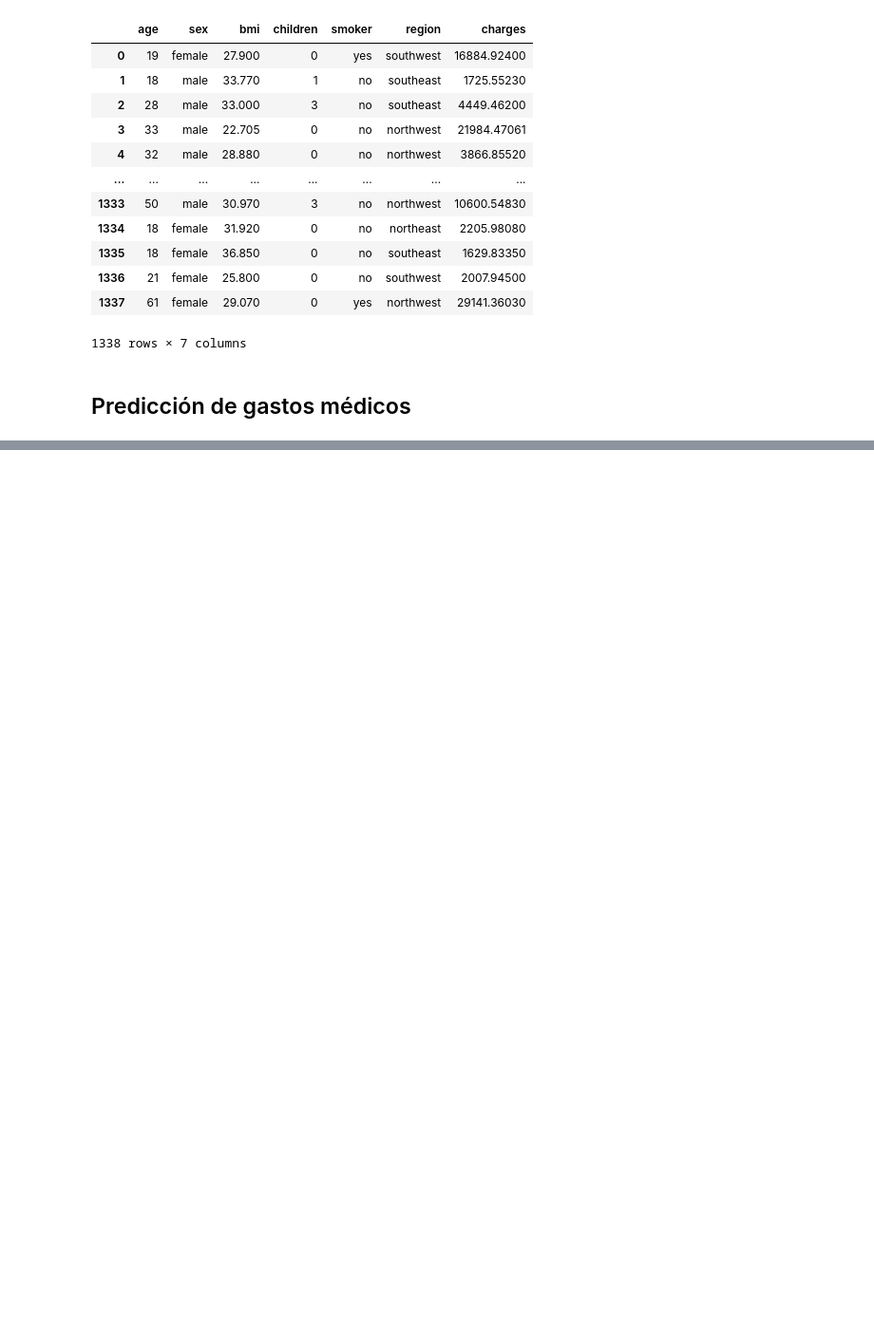
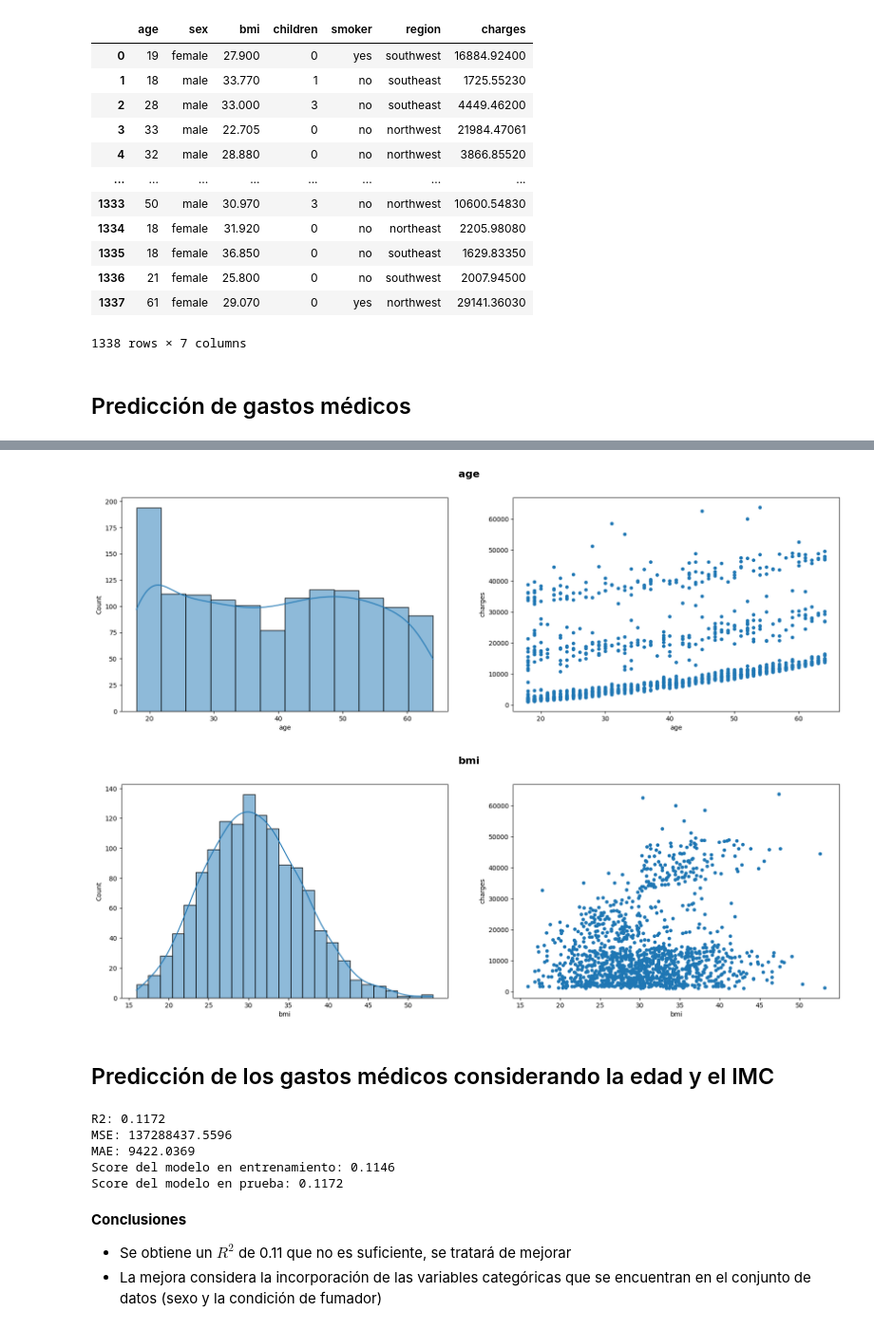
Before and after one commit to HikkizZ/InteligenciaArtificial_Uni, a Jupyter notebook: Class3RegresionLineal.ipynb, the cells around one changed output, grey strips where cells are left out. Shown: that part at 95% size. Cells and saved outputs as stored; diff of their text form; code cells hidden in the pictures; blank space fills up the shorter version.

```diff
--- a/Class3RegresionLineal.ipynb
+++ b/Class3RegresionLineal.ipynb
@@ -45,0 +55,13 @@ plt.title("Correlación de Variables", fontsize=16, fontweight="bold") # Titulo
+# %%
+# Generar histogramas y diagramas de dispersion para las variables Age y bmi (Edad y IMC)
+for col in ["age", "bmi"]:
+    fig, ax = plt.subplots(1, 2, figsize=(20, 6)) # Creamos la figura. 1 fila, 2 columnas, tamaño 20x6
+    fig.suptitle(col, fontsize=16, fontweight="bold") # Titulo del grafico
+    sns.histplot(data_frame[col], ax=ax[0], kde=True) # Histograma
+    data_frame[[col] + ["charges"]].plot.scatter(x=col, y="charges", ax=ax[1]) # Diagrama de dispersion
+    plt.show() # Mostramos el grafico
+# %% [output]
+[figure, added]
+[figure, added]
+# %% [markdown]
+## Predicción de los gastos médicos considerando la edad y el IMC
@@ -45,0 +81,18 @@ plt.title("Correlación de Variables", fontsize=16, fontweight="bold") # Titulo
+# %%
+# Evaluamos el modelo
+print(f"R2: {r2_score(y_test, y_pred):.4f}") # Coeficiente de determinacion. Mide la proporcion de la varianza total de la variable dependiente que es explicada por la regresion
+print(f"MSE: {mean_squared_error(y_test, y_pred):.4f}") # Error cuadratico medio. Mide la diferencia entre los valores predichos y los valores observados
+print(f"MAE: {mean_absolute_error(y_test, y_pred):.4f}") # Error absoluto medio. Mide la diferencia entre los valores predichos y los valores observados
+print(f"Score del modelo en entrenamiento: {model.score(x_train, y_train):.4f}") # Score del modelo en entrenamiento
+print(f"Score del modelo en prueba: {model.score(x_test, y_test):.4f}") # Score del modelo en prueba
+# %% [output]
+R2: 0.1172
+MSE: 137288437.5596
+MAE: 9422.0369
+Score del modelo en entrenamiento: 0.1146
+Score del modelo en prueba: 0.1172
+# %% [markdown]
+**Conclusiones**
+
++ Se obtiene un $R^{2}$ de 0.11 que no es suficiente, se tratará de mejorar
++ La mejora considera la incorporación de las variables categóricas que se encuentran en el conjunto de datos (sexo y la condición de fumador)
```
Also changed, not shown: parts of 6 cells of this notebook, 4 other files.
